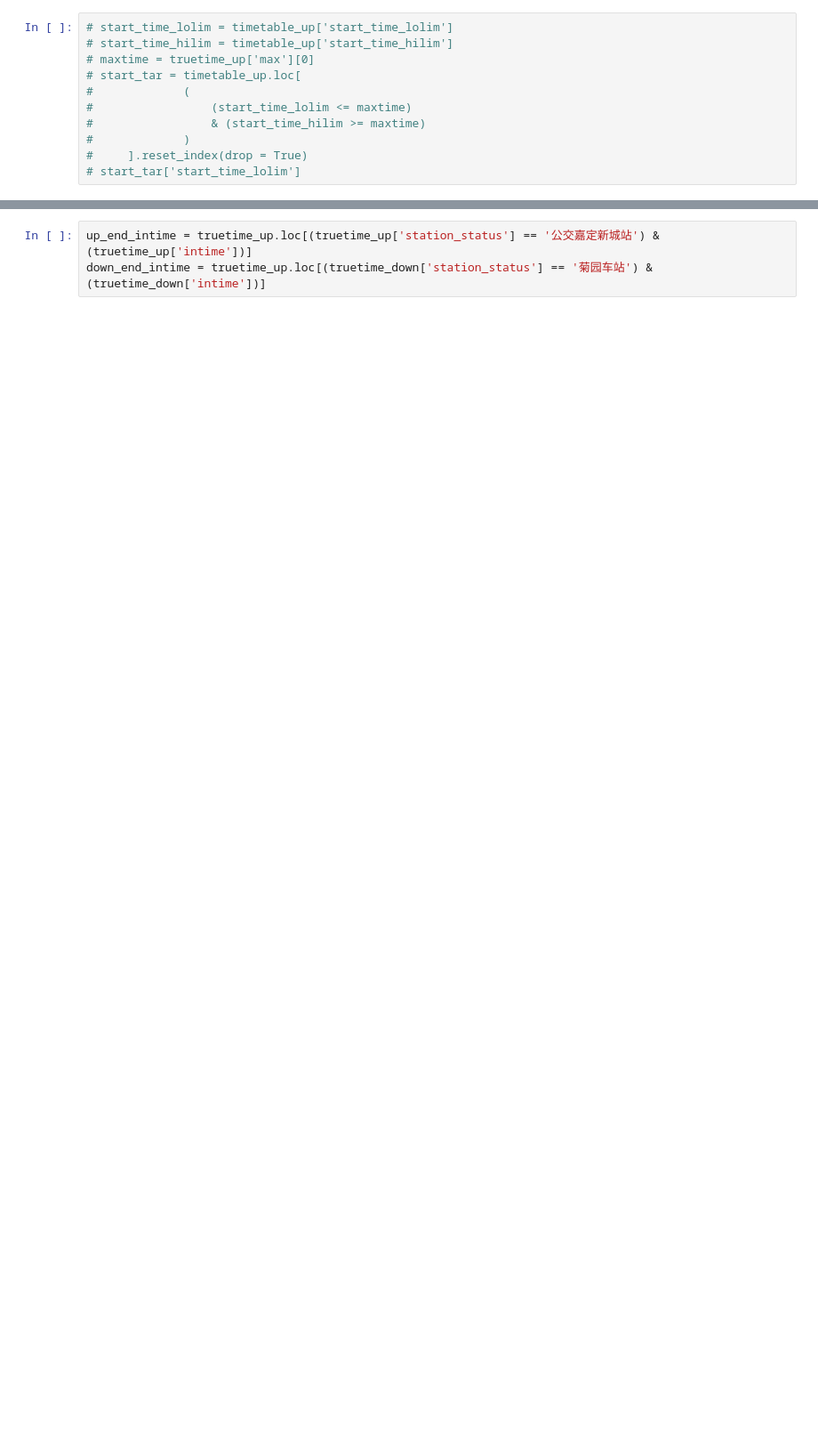
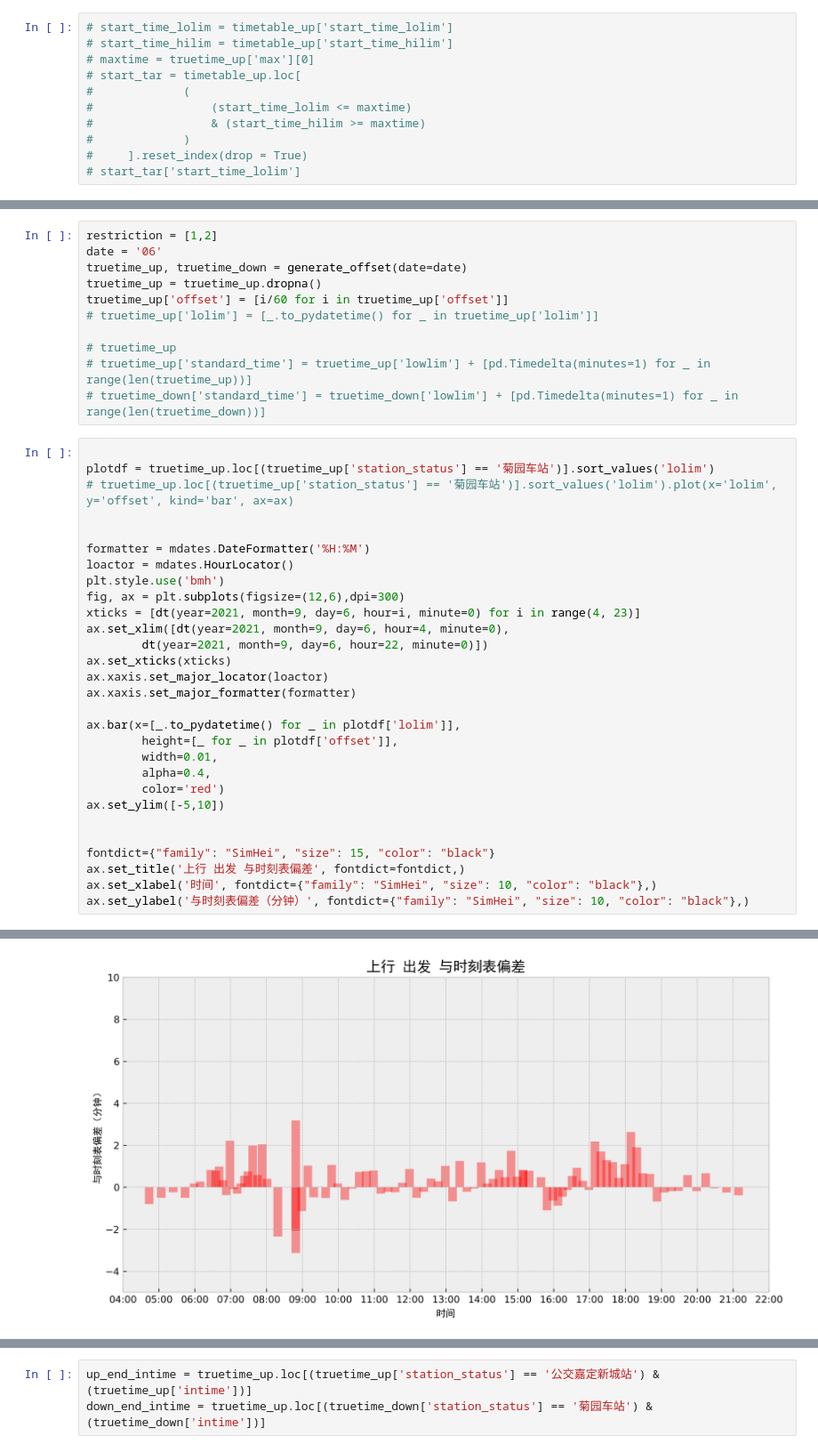
Before and after one commit to Eightina/Tranportation-Statistics-Course-Design, a Jupyter notebook: analysis.ipynb, the cells around one changed output, grey strips where cells are left out. Shown at 89% size. Drawn from its saved outputs; the diff is of its cells as text; blank space fills up the shorter version.

```diff
--- a/analysis.ipynb
+++ b/analysis.ipynb
@@ -195,0 +527,41 @@ print(down_start_intime.intime.sum()/len(truetime_down.loc[truetime_down['statio
+# %%
+restriction = [1,2]
+date = '06'
+truetime_up, truetime_down = generate_offset(date=date)
+truetime_up = truetime_up.dropna()
+truetime_up['offset'] = [i/60 for i in truetime_up['offset']]
+# truetime_up['lolim'] = [_.to_pydatetime() for _ in truetime_up['lolim']]
+
+# truetime_up
+# truetime_up['standard_time'] = truetime_up['lowlim'] + [pd.Timedelta(minutes=1) for _ in range(len(truetime_up))]
+# truetime_down['standard_time'] = truetime_down['lowlim'] + [pd.Timedelta(minutes=1) for _ in range(len(truetime_down))]
+# %%
+
+plotdf = truetime_up.loc[(truetime_up['station_status'] == '菊园车站')].sort_values('lolim')
+# truetime_up.loc[(truetime_up['station_status'] == '菊园车站')].sort_values('lolim').plot(x='lolim', y='offset', kind='bar', ax=ax)
+
+
+formatter = mdates.DateFormatter('%H:%M')
+loactor = mdates.HourLocator()
+plt.style.use('bmh')
+fig, ax = plt.subplots(figsize=(12,6),dpi=300)
+xticks = [dt(year=2021, month=9, day=6, hour=i, minute=0) for i in range(4, 23)]
+ax.set_xlim([dt(year=2021, month=9, day=6, hour=4, minute=0),
+        dt(year=2021, month=9, day=6, hour=22, minute=0)])
+ax.set_xticks(xticks)
+ax.xaxis.set_major_locator(loactor)
+ax.xaxis.set_major_formatter(formatter)
+
+ax.bar(x=[_.to_pydatetime() for _ in plotdf['lolim']],
+        height=[_ for _ in plotdf['offset']],
+        width=0.01,
+        alpha=0.4,
+        color='red')
+ax.set_ylim([-5,10])
+
+
+fontdict={"family": "SimHei", "size": 15, "color": "black"}
+ax.set_title('上行 出发 与时刻表偏差', fontdict=fontdict,)
+ax.set_xlabel('时间', fontdict={"family": "SimHei", "size": 10, "color": "black"},)
+ax.set_ylabel('与时刻表偏差（分钟）', fontdict={"family": "SimHei", "size": 10, "color": "black"},)
+# %% [output]
@@ -195,0 +569 @@ print(down_start_intime.intime.sum()/len(truetime_down.loc[truetime_down['statio
+[figure, added]
```
Also changed, not shown: parts of 35 cells of this notebook, 4 other files.
